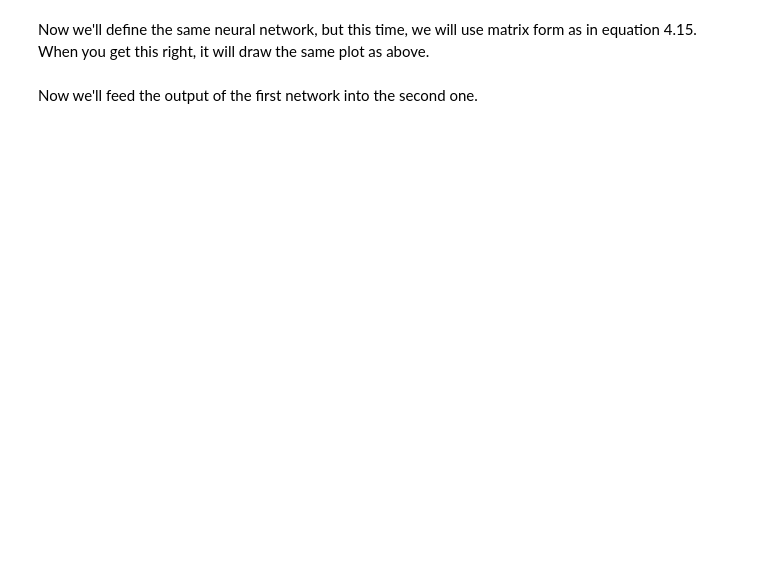
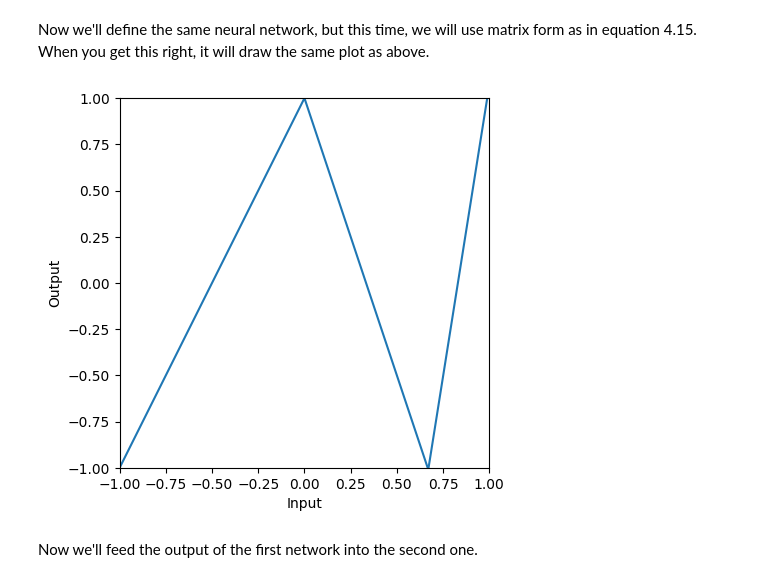
Before and after one commit to QuanDool/understanding-deep-learning, a Jupyter notebook: Notebooks/Chap04/4_3_Deep_Networks.ipynb, the cells around one changed output. Saved outputs shown, nothing was run; the diff lists cells and outputs as text; code cells hidden in the pictures; blank space fills up the shorter version.

```diff
--- a/Notebooks/Chap04/4_3_Deep_Networks.ipynb
+++ b/Notebooks/Chap04/4_3_Deep_Networks.ipynb
@@ -67,26 +69,40 @@ Now we'll define the same neural network, but this time, we will  use matrix for
 # %%
 beta_0 = np.zeros((3,1))
 Omega_0 = np.zeros((3,1))
 beta_1 = np.zeros((1,1))
 Omega_1 = np.zeros((1,3))
 
 # TODO Fill in the values of the beta and Omega matrices with the n1_theta and n1_phi parameters that define the network above
 # !!! NOTE THAT MATRICES ARE CONVENTIONALLY INDEXED WITH a_11 IN THE TOP LEFT CORNER, BUT NDARRAYS START AT [0,0]
 # To get you started I've filled in a couple:
 beta_0[0,0] = n1_theta_10
+beta_0[1,0] = n1_theta_20
+beta_0[2,0] = n1_theta_30
+
 Omega_0[0,0] = n1_theta_11
+Omega_0[1,0] = n1_theta_21
+Omega_0[2,0] = n1_theta_31
+
+beta_1[0,0] = n1_phi_0
+
+Omega_1[0,0] = n1_phi_1
+Omega_1[0,1] = n1_phi_2
+Omega_1[0,2] = n1_phi_3
+
 
 # Make sure that input data matrix has different inputs in its columns
 n_data = n1_in.size
 n_dim_in = 1
 n1_in_mat = np.reshape(n1_in,(n_dim_in,n_data))
 
 # This runs the network for ALL of the inputs, x at once so we can draw graph
 h1 = ReLU(beta_0 + np.matmul(Omega_0,n1_in_mat))
 n1_out = beta_1 + np.matmul(Omega_1,h1)
 
 # Draw the network and check that it looks the same as the non-matrix case
 plot_neural(n1_in, n1_out)
+# %% [output]
+[figure, added]
 # %% [markdown]
 Now we'll feed the output of the first network into the second one.
 # %%
```
Also changed, not shown: parts of 4 cells of this notebook.
